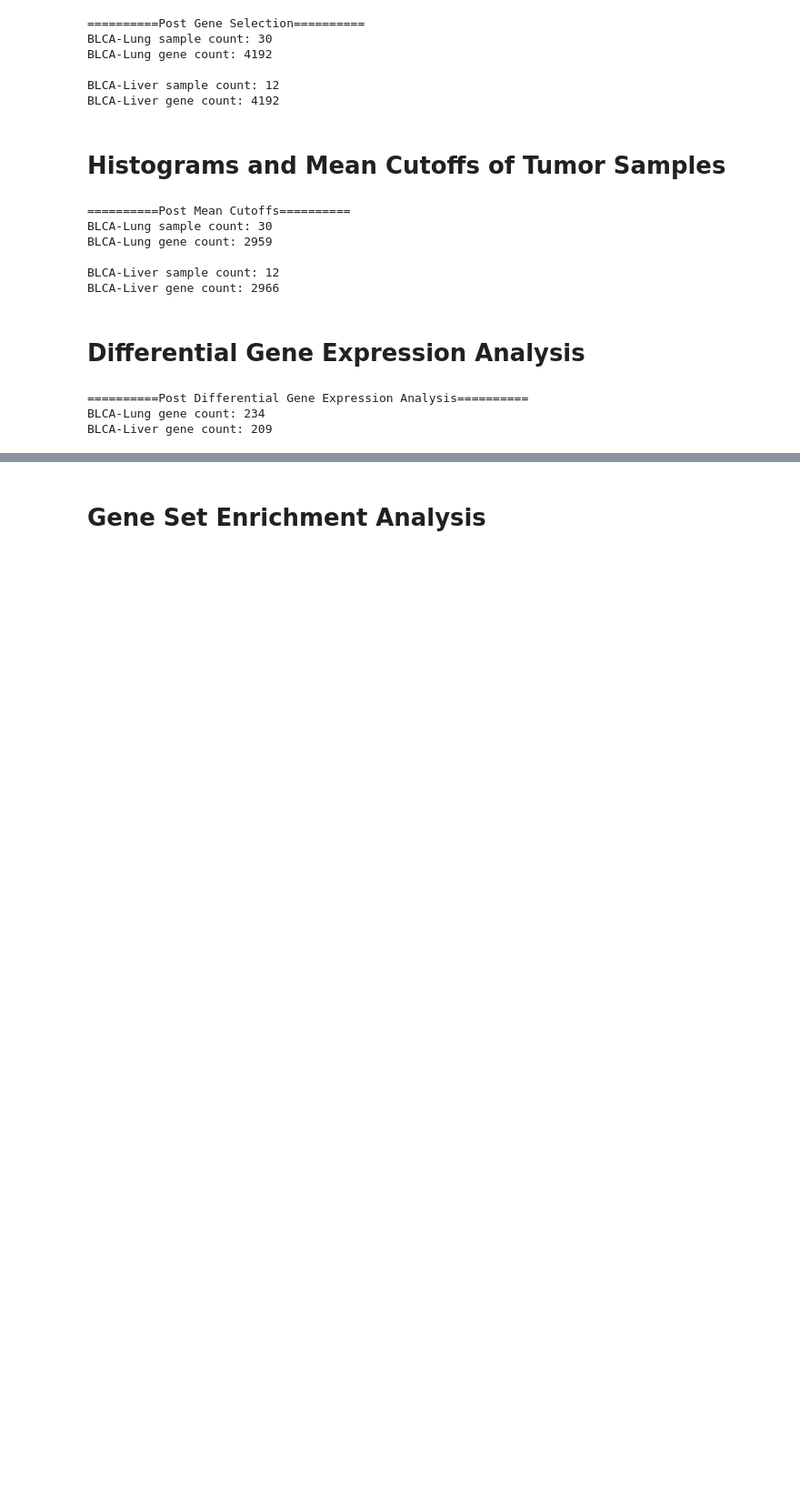
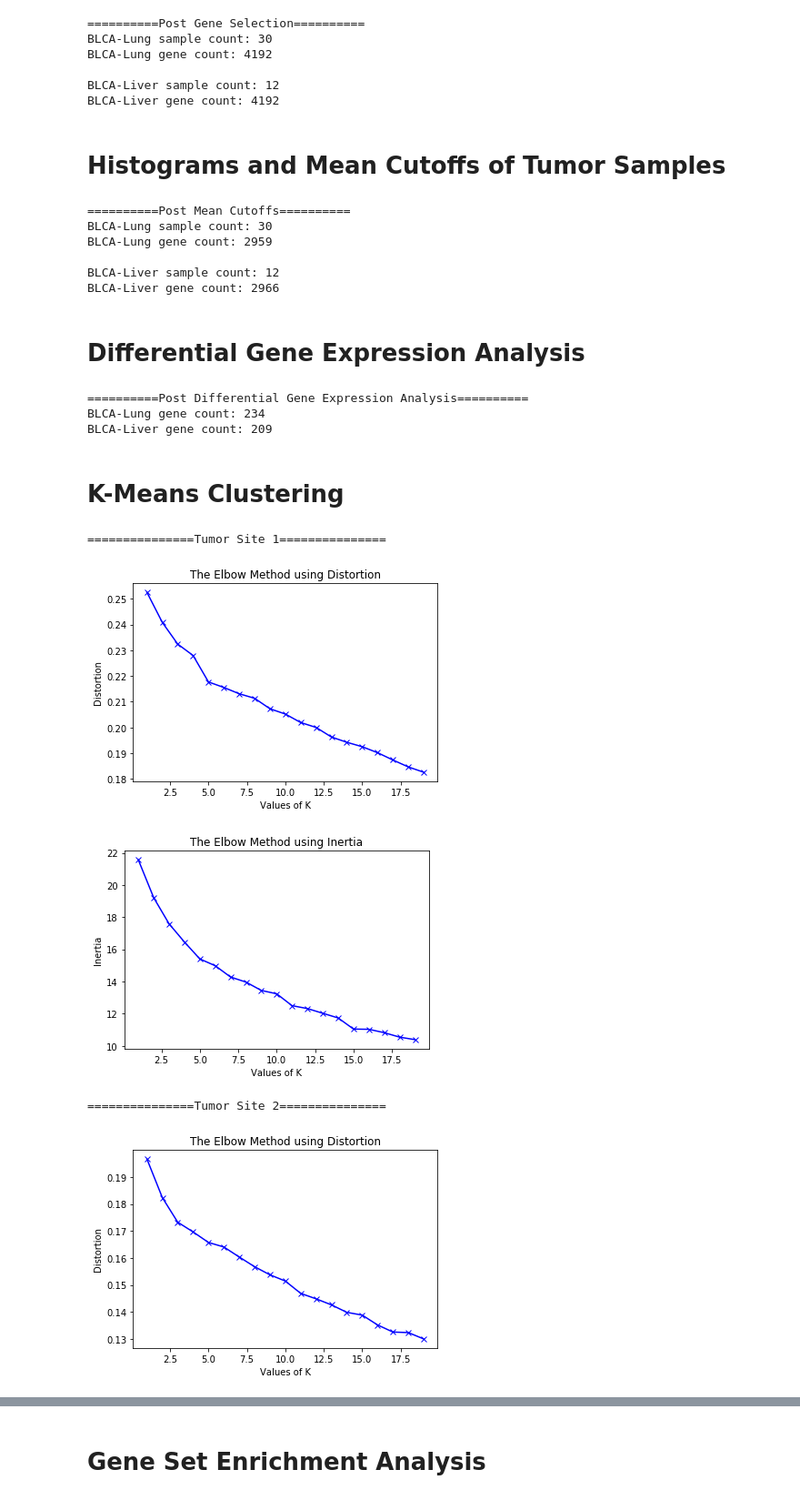
Before and after one commit to alexwdong/CancerInformatics, a Jupyter notebook: Analysis_Pipeline.ipynb, the cells around one changed output, grey strips where cells are left out. Shown: that part at 91% size. Saved outputs shown, nothing was run; the diff lists cells and outputs as text; code cells hidden in the pictures; blank space fills up the shorter version.

```diff
--- a/Analysis_Pipeline.ipynb
+++ b/Analysis_Pipeline.ipynb
@@ -32,7 +39,7 @@ healthy_files_created = True
 # 3) p_value_cutoff_tumor_site2 = 0.01
 # 4) mean_cutoff_healthy2 = 4
 # 5) p_value_cutoff_healthy2 = 0.01
-cutoff_list = [1, 1, 0.01, 0.01, 4, 0.01]
+cutoff_list = [1, 1, 0.01, 0.01, 1, 0.01]
 # %%
 filepath_new = '../mmc1-tony.xlsx'
 data_new = pd.read_excel(filepath_new,index_col=0)
@@ -146,3 +153,5 @@ print('{}-{} gene count: {}'.format(cancer_type, tumor_site2, len(tumor_site2_ge
 ==========Post Differential Gene Expression Analysis==========
 BLCA-Lung gene count: 234
 BLCA-Liver gene count: 209
+# %% [markdown]
+# K-Means Clustering
@@ -148,0 +173,21 @@ BLCA-Liver gene count: 209
+# %%
+# Keep subset of genes that are effectively upregulated
+tumor_site1_gene_list = np.array(tumor_site1_gene_list)
+site1_gene_array = data_tumor_site1[tumor_site1_gene_list].to_numpy()
+site1_gene_array_norm = preprocessing.normalize(site1_gene_array.T)
+
+tumor_site2_gene_list = np.array(tumor_site2_gene_list)
+site2_gene_array = data_tumor_site2[tumor_site2_gene_list].to_numpy()
+site2_gene_array_norm = preprocessing.normalize(site2_gene_array.T)
+# %%
+print('===============Tumor Site 1===============')
+elbow_method(site1_gene_array_norm, verbose = False, plotting = True)
+
+print('\n===============Tumor Site 2===============')
+elbow_method(site2_gene_array_norm, verbose = False, plotting = True)
+# %% [output]
+===============Tumor Site 1===============
+[figure, added]
+[figure, added]
+===============Tumor Site 2===============
+[figure, added]
```
Also changed, not shown: parts of 29 cells of this notebook, 2 other files.
